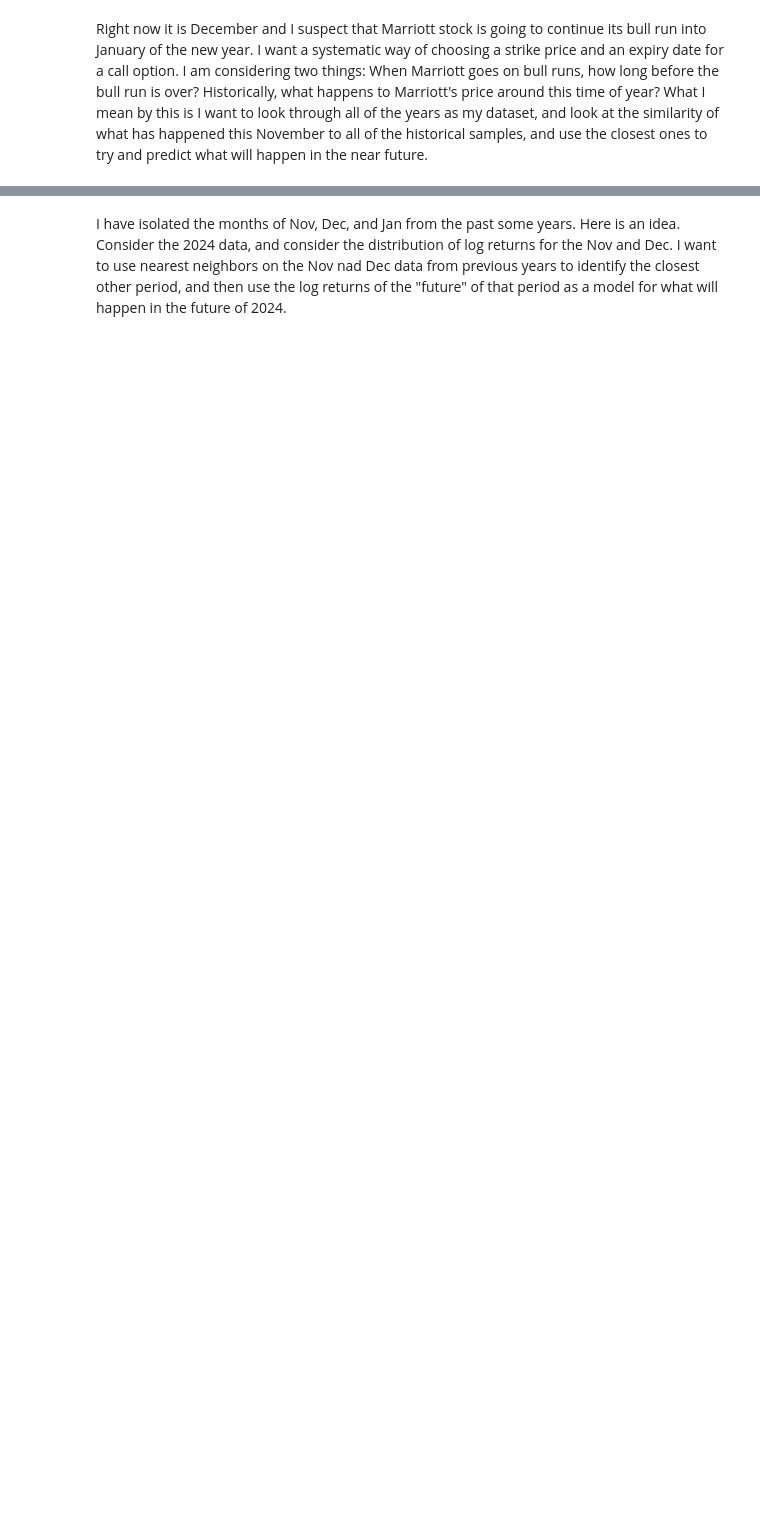
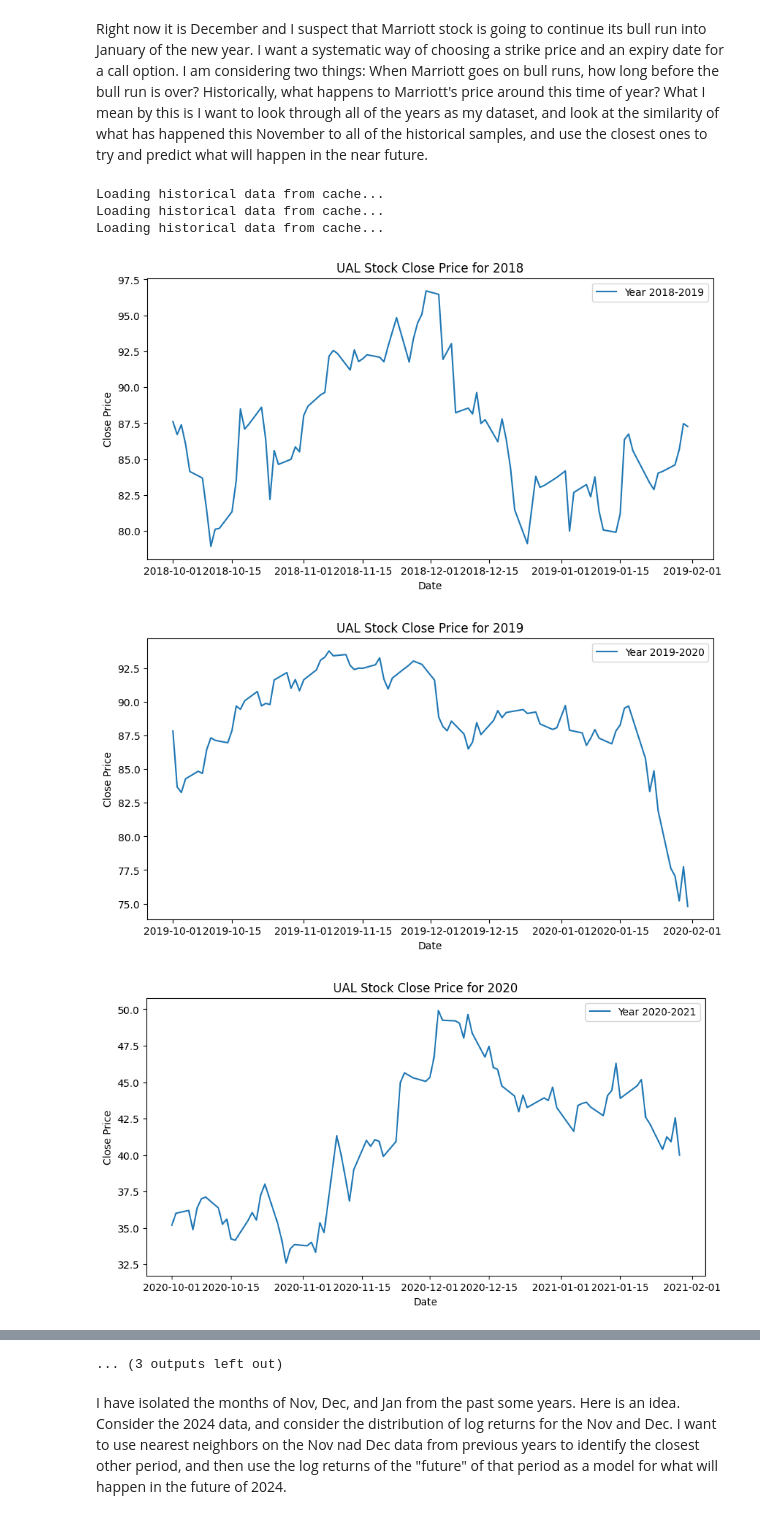
Before and after one commit to s-ye/ibkr, a Jupyter notebook: seasonal_forecasting.ipynb, the cells around one changed output, grey strips where cells are left out. Cells and saved outputs as stored; diff of their text form; code cells hidden in the pictures; blank space fills up the shorter version.

```diff
--- a/seasonal_forecasting.ipynb
+++ b/seasonal_forecasting.ipynb
@@ -3,36 +3,43 @@ Right now it is December and I suspect that Marriott stock is going to continue
 # %%
 from backtester import Backtester
 import matplotlib.pyplot as plt
-stock = 'MAR'
+stock = 'UAL'
 backtester = Backtester(stock, 'SMART', 'USD')
 
 data = backtester.max_1d_data
 
 before = 10
 # throw away all data that is not from oct to jan, all years
 data = data[(data.index.month >= before) | (data.index.month <= 1)]
 
 # sepearte data into periods of (nov, dec, jan), year by year
 periods = {}
 for year in data.index.year.unique():
     period = data[((data.index.year == year) & ((data.index.month >= before))) | ((data.index.year == year + 1) & (data.index.month == 1))]
     periods[year] = period
     plt.figure(figsize=(10, 5))
     plt.plot(period.index, period['close'], label=f'Year {period.index.year[0]}-{period.index.year[-1]}')
     plt.xlabel('Date')
     plt.ylabel('Close Price')
-    plt.title(f'Marriott Stock Close Price for {year}')
+    plt.title(f'{stock} Stock Close Price for {year}')
     plt.legend()
     # plt.show()
 
 
 n = len(periods[2024])
 for year in periods:
     # plot the first n days of each period
     plt.figure(figsize=(10, 5))
     plt.plot(periods[year].index[:n], periods[year]['close'][:n], label=f'Year {year}')
     plt.xlabel('Date')
     plt.ylabel('Close Price')
-    plt.title(f'Marriott Stock Close Price for {year}, first {n} days')
+    plt.title(f'{stock} Stock Close Price for {year}, first {n} days')
     plt.legend()
     # plt.show()
+# %% [output]
+Loading historical data from cache...
+Loading historical data from cache...
+Loading historical data from cache...
+[figure, added]
+[figure, added]
+[figure, added]
@@ -39,3 +54,4 @@ for year in periods:
+... (3 outputs left out)
 # %% [markdown]
  I have isolated the months of Nov, Dec, and Jan from the past some years. Here is an idea. Consider the 2024 data, and consider the distribution of log returns for the Nov and Dec. I want to use nearest neighbors on the Nov nad Dec data from previous years to identify the closest other period, and then use the log returns of the "future" of that period as a model for what will happen in the future of 2024.
 # %%
```
Also changed, not shown: parts of 5 cells of this notebook, 4 other files.
